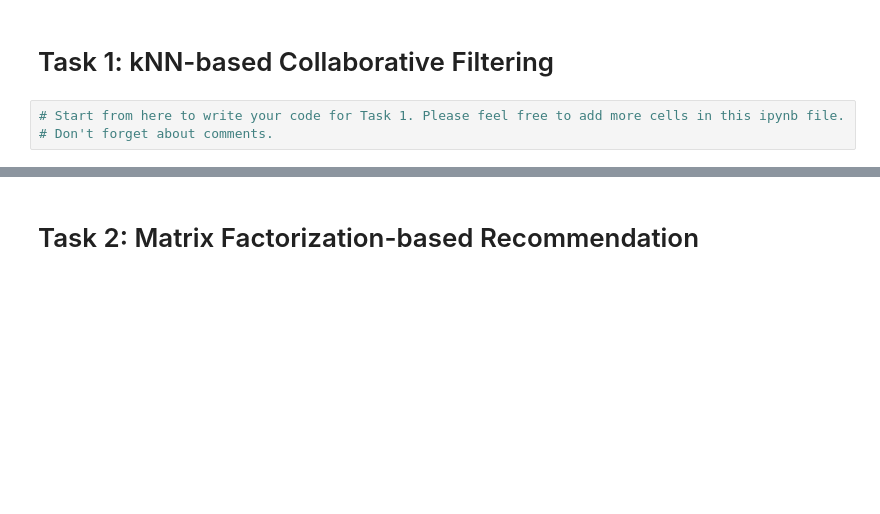
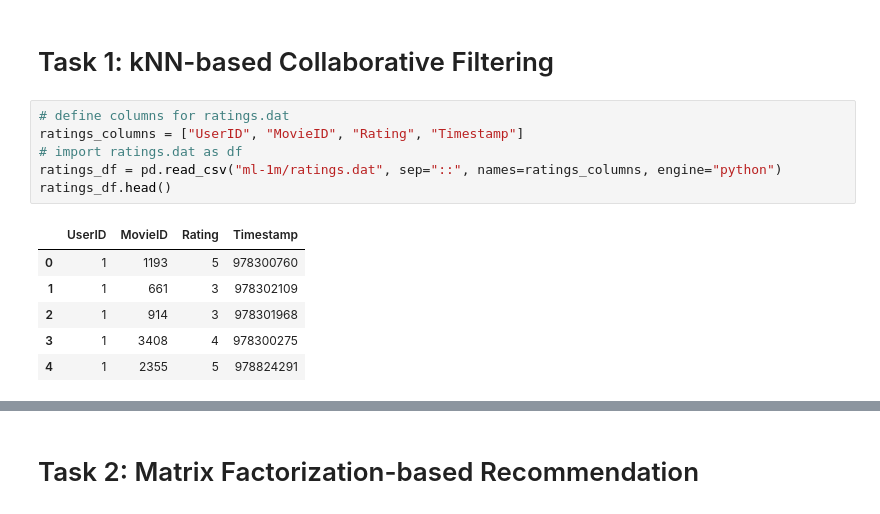
Before and after one commit to LordStarkie/Data-Science-A3, a Jupyter notebook: A3code-s9032159.ipynb, the cells around one changed output, grey strips where cells are left out. Saved outputs shown, nothing was run; the diff lists cells and outputs as text; blank space fills up the shorter version.

```diff
--- a/A3code-s9032159.ipynb
+++ b/A3code-s9032159.ipynb
@@ -5,5 +12,15 @@
 # %% [markdown]
 # Task 1: kNN-based Collaborative Filtering
-# %%
-# Start from here to write your code for Task 1. Please feel free to add more cells in this ipynb file.
-# Don't forget about comments.
+# %%
+# define columns for ratings.dat
+ratings_columns = ["UserID", "MovieID", "Rating", "Timestamp"]
+# import ratings.dat as df
+ratings_df = pd.read_csv("ml-1m/ratings.dat", sep="::", names=ratings_columns, engine="python")
+ratings_df.head()
+# %% [output]
+|  | UserID | MovieID | Rating | Timestamp |
+| 0 | 1 | 1193 | 5 | 978300760 |
+| 1 | 1 | 661 | 3 | 978302109 |
+| 2 | 1 | 914 | 3 | 978301968 |
+| 3 | 1 | 3408 | 4 | 978300275 |
+| 4 | 1 | 2355 | 5 | 978824291 |
```
Also changed, not shown: parts of 11 cells of this notebook, 1 other file.
